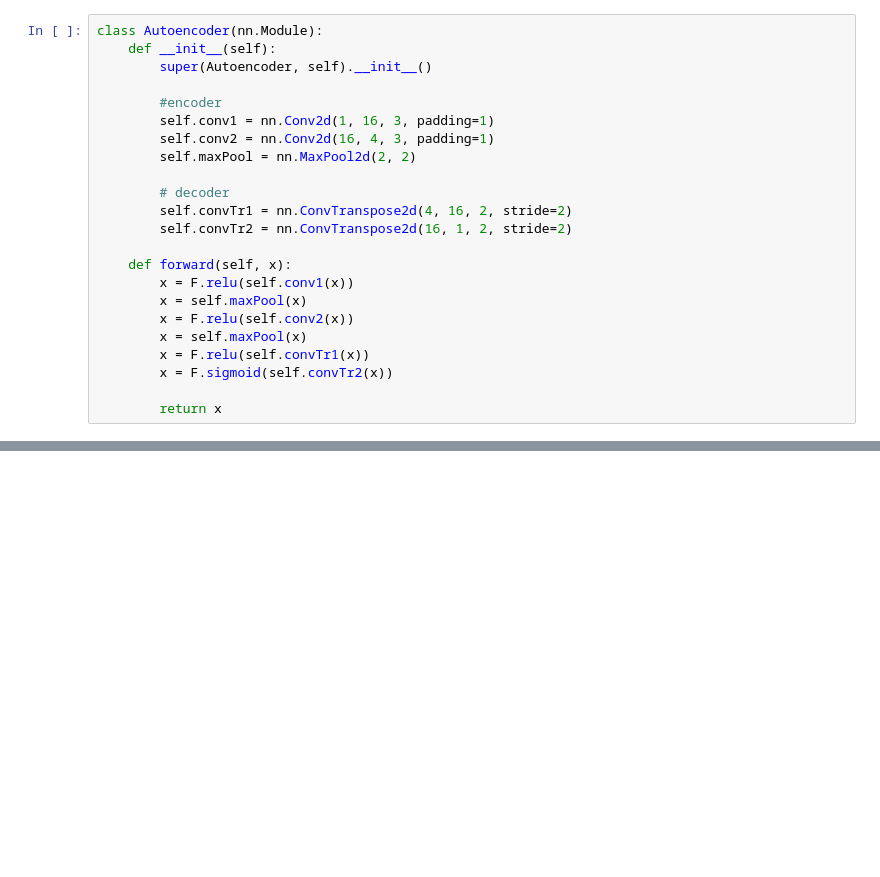
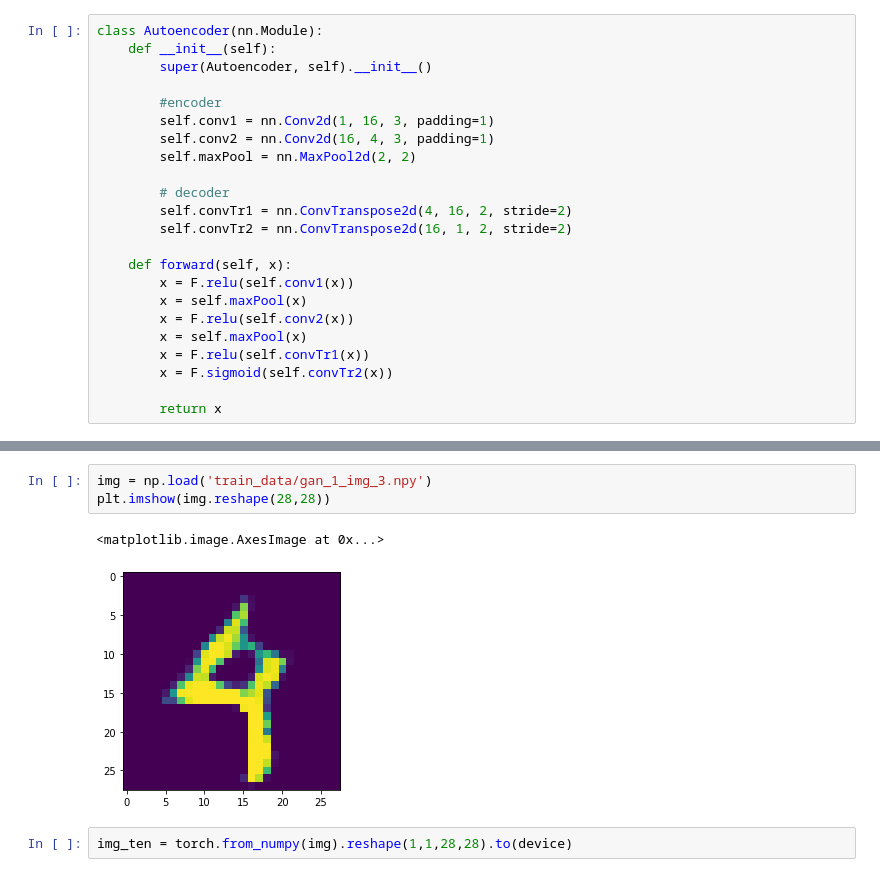
Before and after one commit to VasundharaAgarwal/GANFingerprinting, a Jupyter notebook: Autoencoder.ipynb, the cells around one changed output, grey strips where cells are left out. Drawn from its saved outputs; the diff is of its cells as text; blank space fills up the shorter version.

```diff
--- a/Autoencoder.ipynb
+++ b/Autoencoder.ipynb
@@ -198,0 +245,8 @@ def trainGAN(num, netG, netD):
+# %%
+img = np.load('train_data/gan_1_img_3.npy')
+plt.imshow(img.reshape(28,28))
+# %% [output]
+<matplotlib.image.AxesImage at 0x...>
+[figure, added]
+# %%
+img_ten = torch.from_numpy(img).reshape(1,1,28,28).to(device)
```
Also changed, not shown: parts of 25 cells of this notebook.
